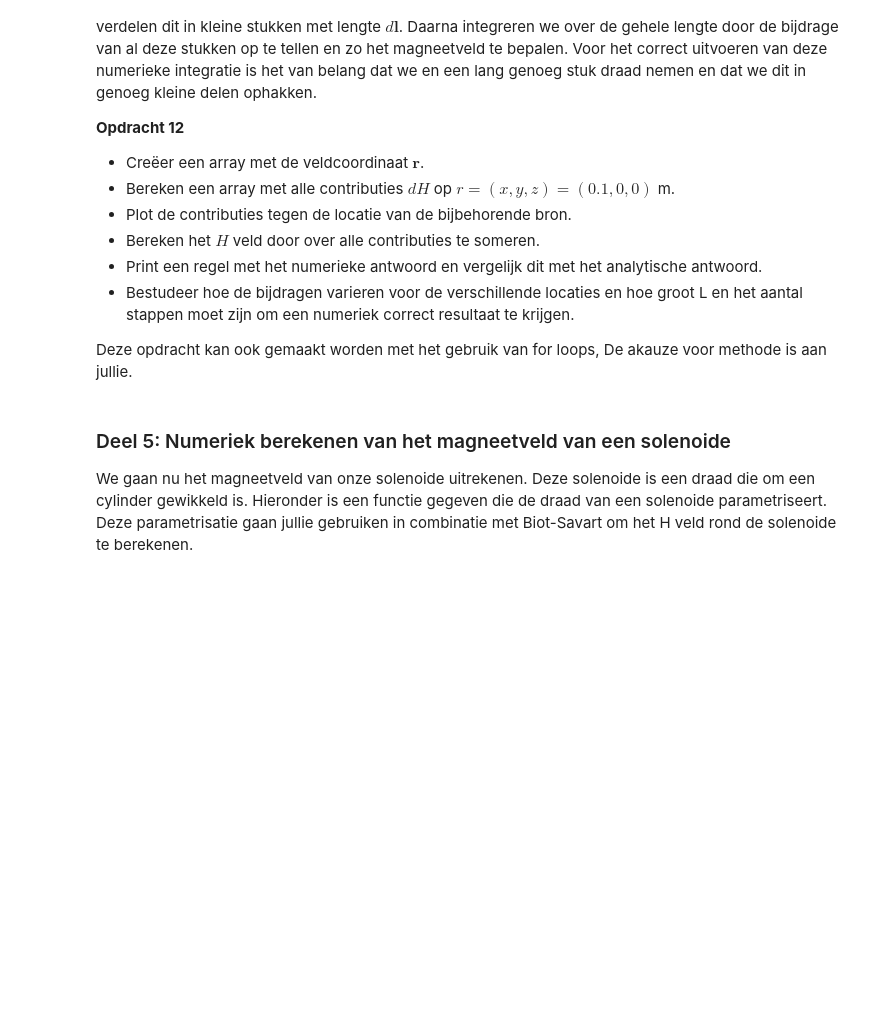
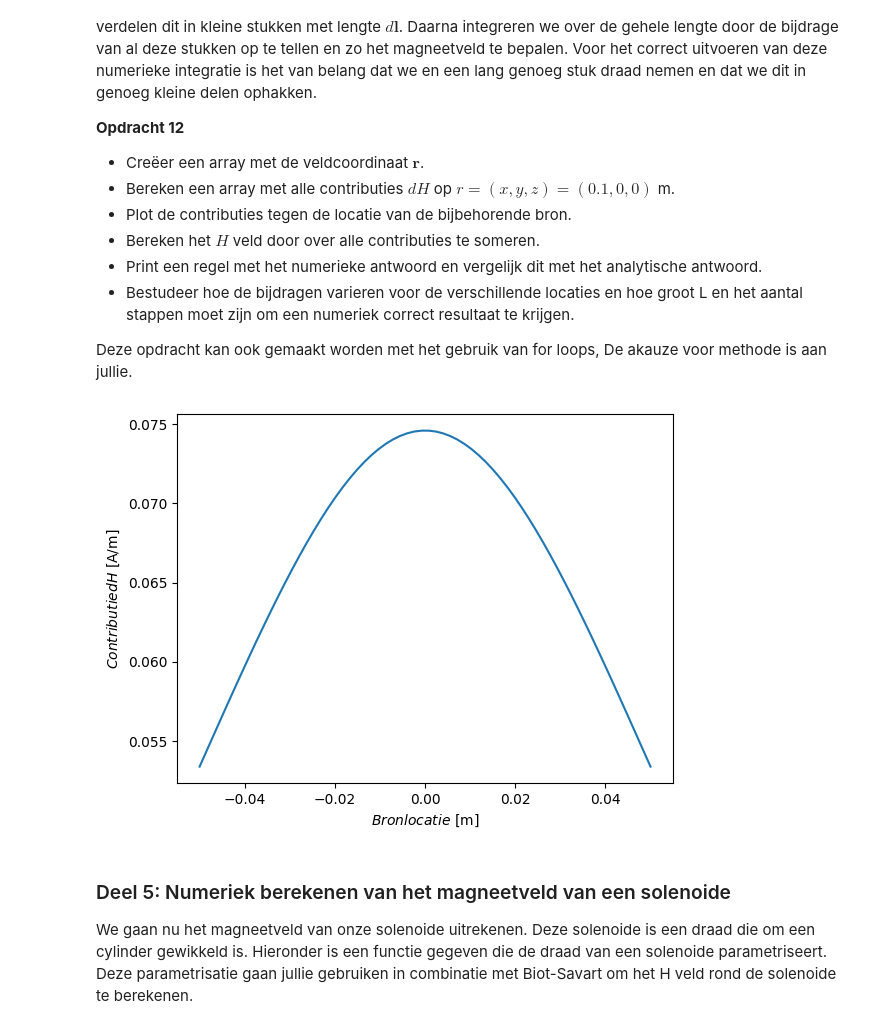
Before and after one commit to thaak123/THAAK-opdrachten-DEF-D, a Jupyter notebook: 2KrachtactuatorOpdracht/2KrachtactuatorOpdracht/KrachtactuatorOpdracht.ipynb, the cells around one changed output. Cells and saved outputs as stored; diff of their text form; code cells hidden in the pictures; blank space fills up the shorter version.

```diff
--- a/2KrachtactuatorOpdracht/2KrachtactuatorOpdracht/KrachtactuatorOpdracht.ipynb
+++ b/2KrachtactuatorOpdracht/2KrachtactuatorOpdracht/KrachtactuatorOpdracht.ipynb
@@ -431,7 +431,44 @@ Deze opdracht kan ook gemaakt worden met het gebruik van for loops, De akauze vo
 # %%
 ###
 ###Jullie code hier###
 ###
+
+# maken array veldcoordinaat r
+r_field = np.array([0.1,0,0])
+
+# dl voor alle punten
+dz = dl[2]
+
+N = int(L_draad/dz) # hoeveelheid punten
+
+dl_arr = np.zeros((N,3))
+dl_arr[:,2] = dz # maakt array van dl
+
+# Alle veldpunten
+r_field_x = r_field[0]
+r_field_arr = np.zeros((N,3))
+r_field_arr[:,0] = r_field_x
+
+# Alle bronpunten
+r_source_arr = np.zeros((N,3))
+r_source_arr[:,2] = np.linspace(-L_draad/2, L_draad/2, N) # maakt een array bronpunten
+r_source_z = r_source_arr[:,2]
+
+r = r_field_arr - r_source_arr
+r_norm = np.linalg.norm(r, axis=1) # norm per vector
+r_norm = np.reshape(r_norm, (N,1))
+r_unit = r / r_norm
+
+dH_arr = (I / (4*np.pi)) * np.cross(dl_arr, r_unit) / (r_norm**2)
+dH_y = dH_arr[:,1]
+
+plt.figure()
+plt.plot(r_source_z, dH_y)
+plt.xlabel(r"$Bron locatie$ [m]")
+plt.ylabel(r"$Contributie dH$ [A/m]")
+plt.show()
+# %% [output]
+[figure, added]
 # %% [markdown]
 ### Deel 5: Numeriek berekenen van het magneetveld van een solenoide
 
```
